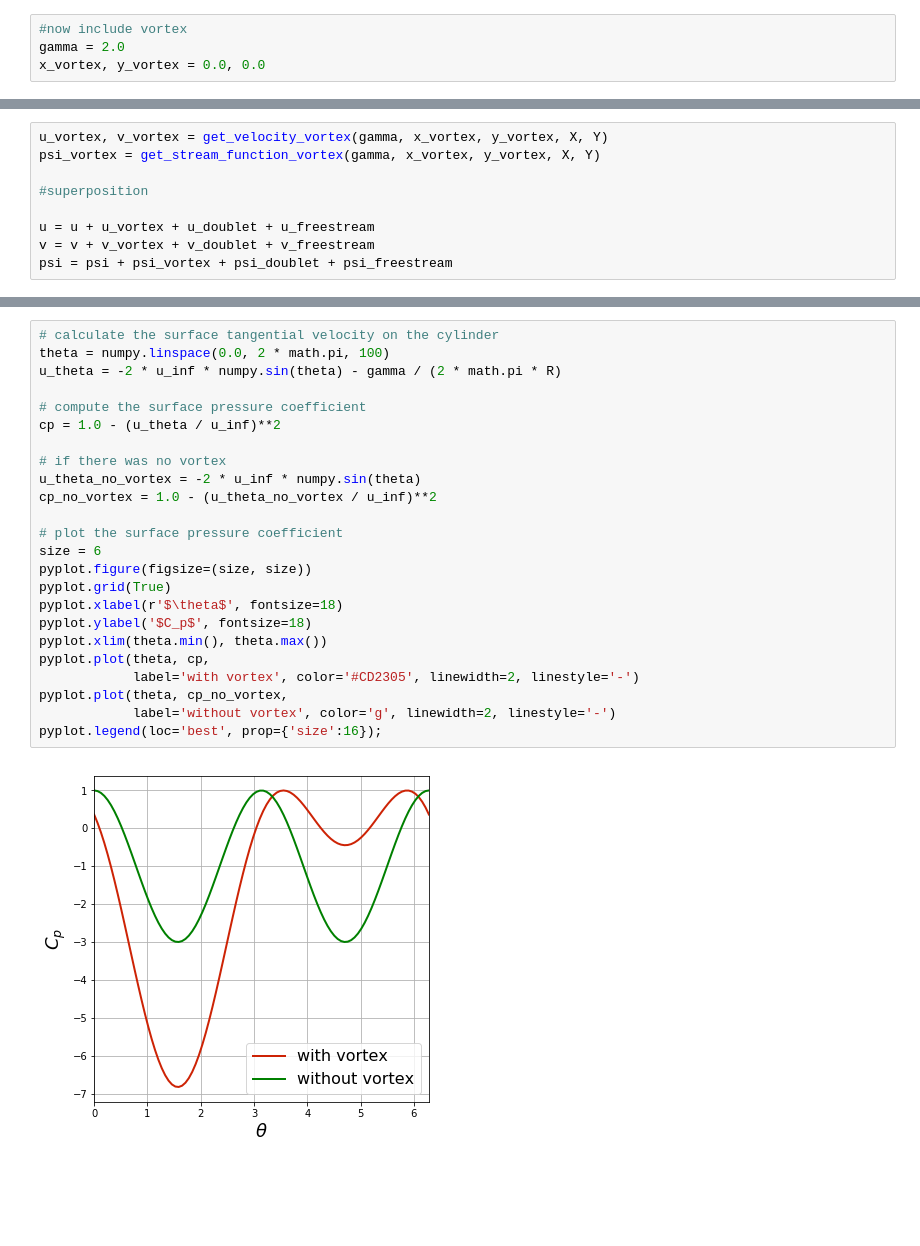
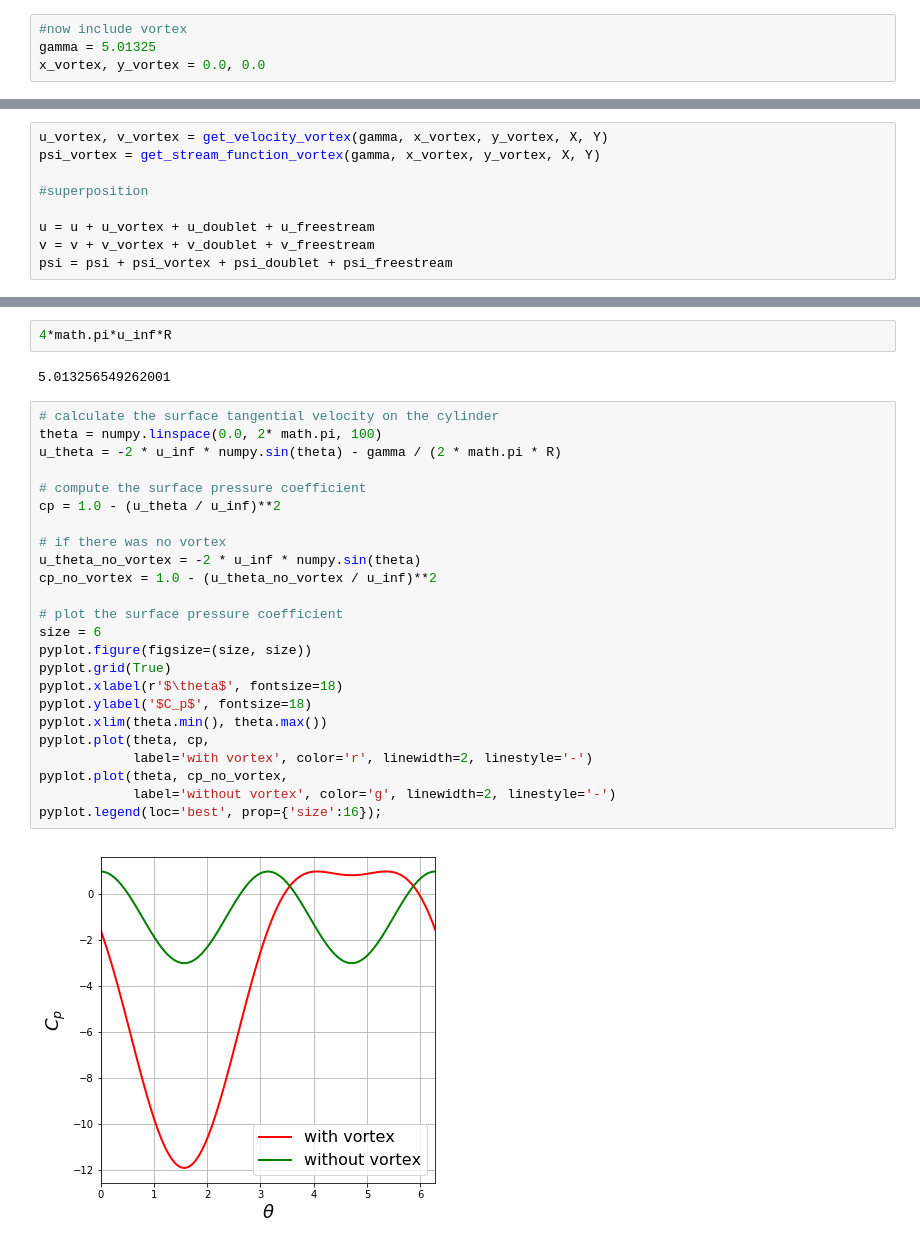
Before and after one commit to asabbagha/MAE6226, a Jupyter notebook: Lesson6.ipynb, the cells around one changed output, grey strips where cells are left out. Drawn from its saved outputs; the diff is of its cells as text; blank space fills up the shorter version.

```diff
--- a/Lesson6.ipynb
+++ b/Lesson6.ipynb
@@ -93,6 +93,6 @@ pyplot.scatter([x_stagn1, x_stagn2], [y_stagn1, y_stagn2],
 # %%
 #now include vortex
-gamma = 2.0
+gamma = 5.01325
 x_vortex, y_vortex = 0.0, 0.0
 # %%
 def get_velocity_vortex(strength, xv, yv, X, Y):
@@ -148,26 +148,30 @@ pyplot.scatter([x_stagn1, x_stagn2], [y_stagn1, y_stagn2],
+# %%
+4*math.pi*u_inf*R
+# %% [output]
+5.013256549262001
 # %%
 # calculate the surface tangential velocity on the cylinder
-theta = numpy.linspace(0.0, 2 * math.pi, 100)
+theta = numpy.linspace(0.0, 2* math.pi, 100)
 u_theta = -2 * u_inf * numpy.sin(theta) - gamma / (2 * math.pi * R)
 
 # compute the surface pressure coefficient
 cp = 1.0 - (u_theta / u_inf)**2
 
 # if there was no vortex
 u_theta_no_vortex = -2 * u_inf * numpy.sin(theta)
 cp_no_vortex = 1.0 - (u_theta_no_vortex / u_inf)**2
 
 # plot the surface pressure coefficient
 size = 6
 pyplot.figure(figsize=(size, size))
 pyplot.grid(True)
 pyplot.xlabel(r'$\theta$', fontsize=18)
 pyplot.ylabel('$C_p$', fontsize=18)
 pyplot.xlim(theta.min(), theta.max())
 pyplot.plot(theta, cp,
-            label='with vortex', color='#CD2305', linewidth=2, linestyle='-')
+            label='with vortex', color='r', linewidth=2, linestyle='-')
 pyplot.plot(theta, cp_no_vortex,
             label='without vortex', color='g', linewidth=2, linestyle='-')
 pyplot.legend(loc='best', prop={'size':16});
 # %% [output]
-[figure, old version]
+[figure, new version]
```
Also changed, not shown: parts of 5 cells of this notebook.
